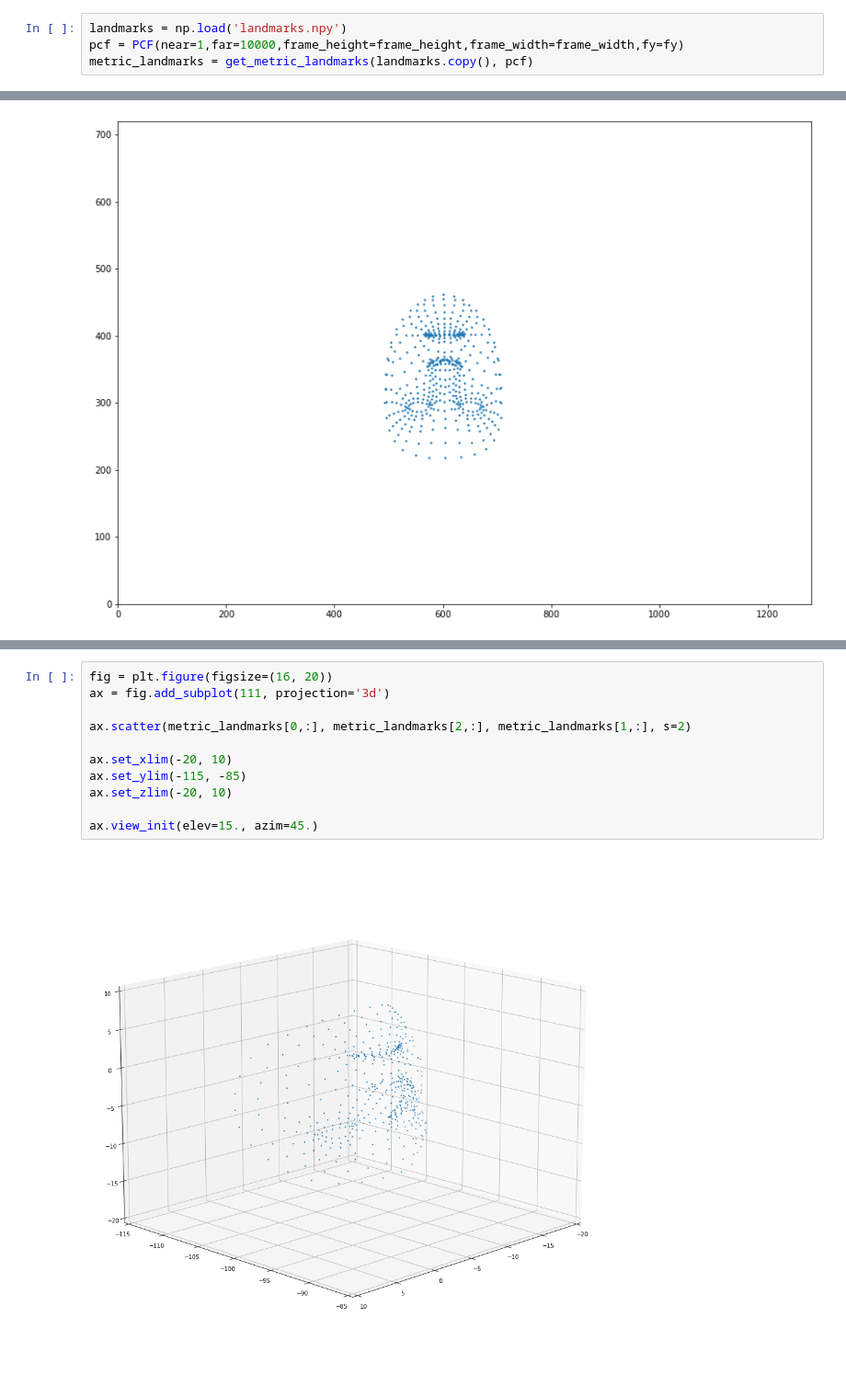
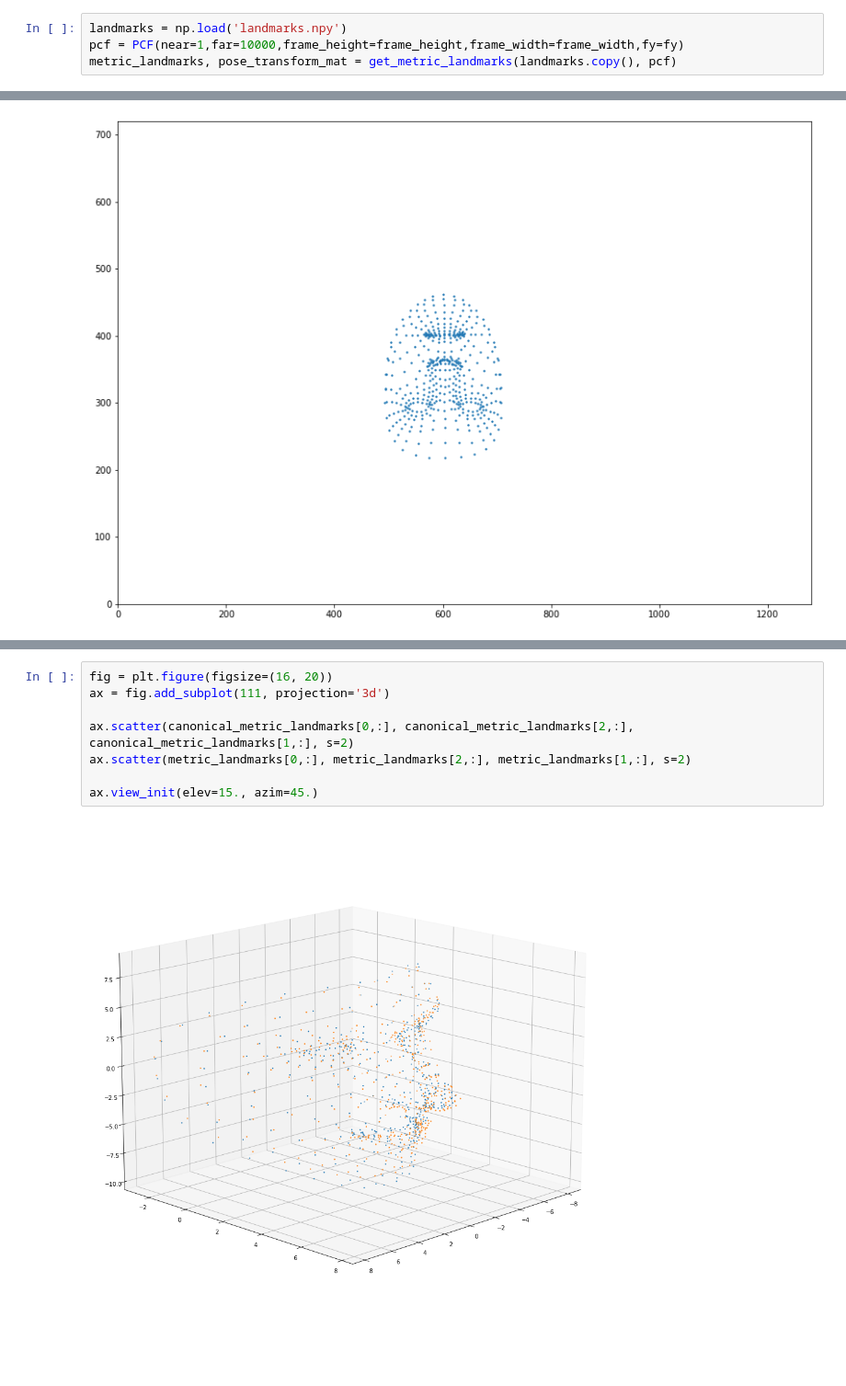
Before and after one commit to Rassibassi/mediapipeFacegeometryPython, a Jupyter notebook: metric_landmarks_to_world_model.ipynb, the cells around one changed output, grey strips where cells are left out. Shown at 92% size. Cells and saved outputs as stored; diff of their text form.

```diff
--- a/metric_landmarks_to_world_model.ipynb
+++ b/metric_landmarks_to_world_model.ipynb
@@ -27,7 +27,7 @@ frame_height, frame_width, channels = (720, 1280, 3)
 # %%
 landmarks = np.load('landmarks.npy')
 pcf = PCF(near=1,far=10000,frame_height=frame_height,frame_width=frame_width,fy=fy)
-metric_landmarks = get_metric_landmarks(landmarks.copy(), pcf)
+metric_landmarks, pose_transform_mat = get_metric_landmarks(landmarks.copy(), pcf)
 # %%
 fig, ax = plt.subplots(1, figsize=(14, 10))
 ax.scatter(frame_width*landmarks[0,:], frame_height*landmarks[1,:], s=2)
@@ -55,13 +40,10 @@ plt.plot(metric_landmarks[2,:])
 # %%
 fig = plt.figure(figsize=(16, 20))
 ax = fig.add_subplot(111, projection='3d')
 
+ax.scatter(canonical_metric_landmarks[0,:], canonical_metric_landmarks[2,:], canonical_metric_landmarks[1,:], s=2)
 ax.scatter(metric_landmarks[0,:], metric_landmarks[2,:], metric_landmarks[1,:], s=2)
 
-ax.set_xlim(-20, 10)
-ax.set_ylim(-115, -85)
-ax.set_zlim(-20, 10)
-
 ax.view_init(elev=15., azim=45.)
 # %% [output]
-[figure, old version]
+[figure, new version]
```
Also changed, not shown: parts of 5 cells of this notebook, 5 other files.
